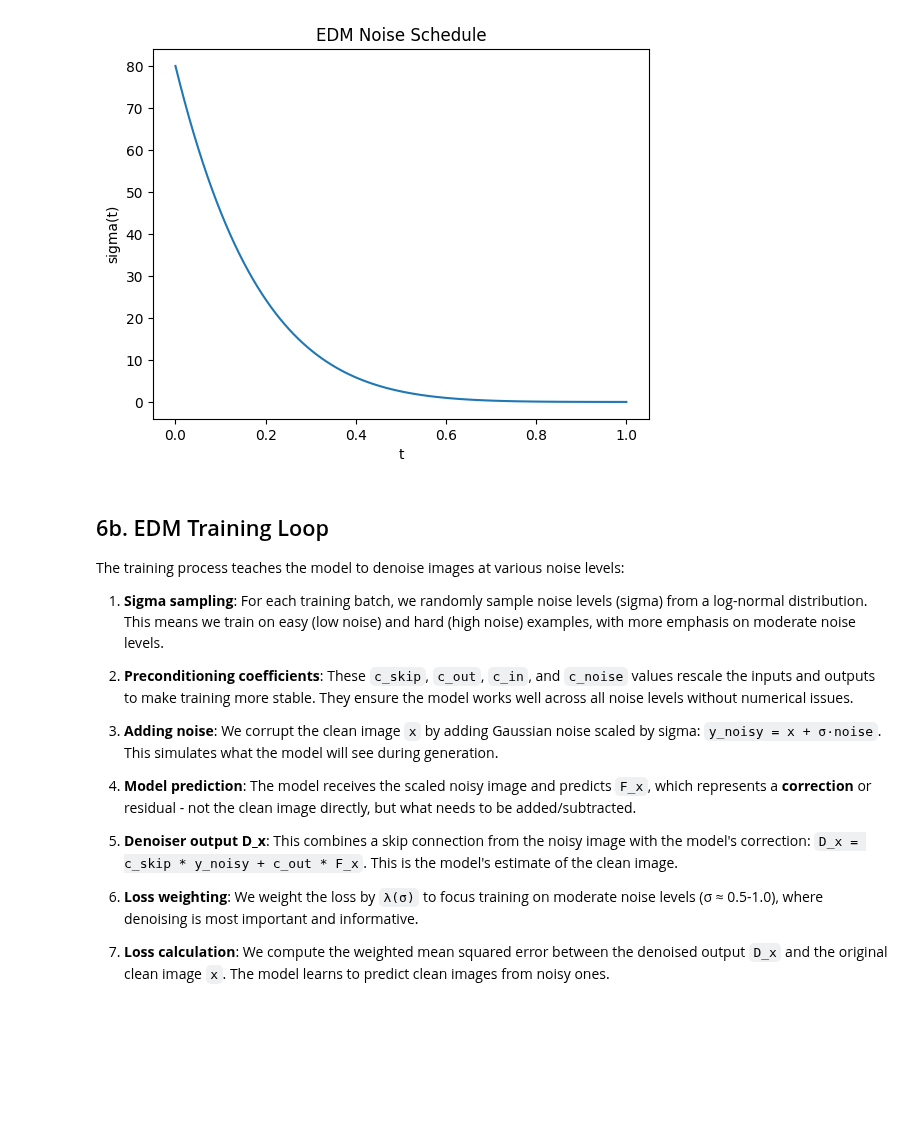
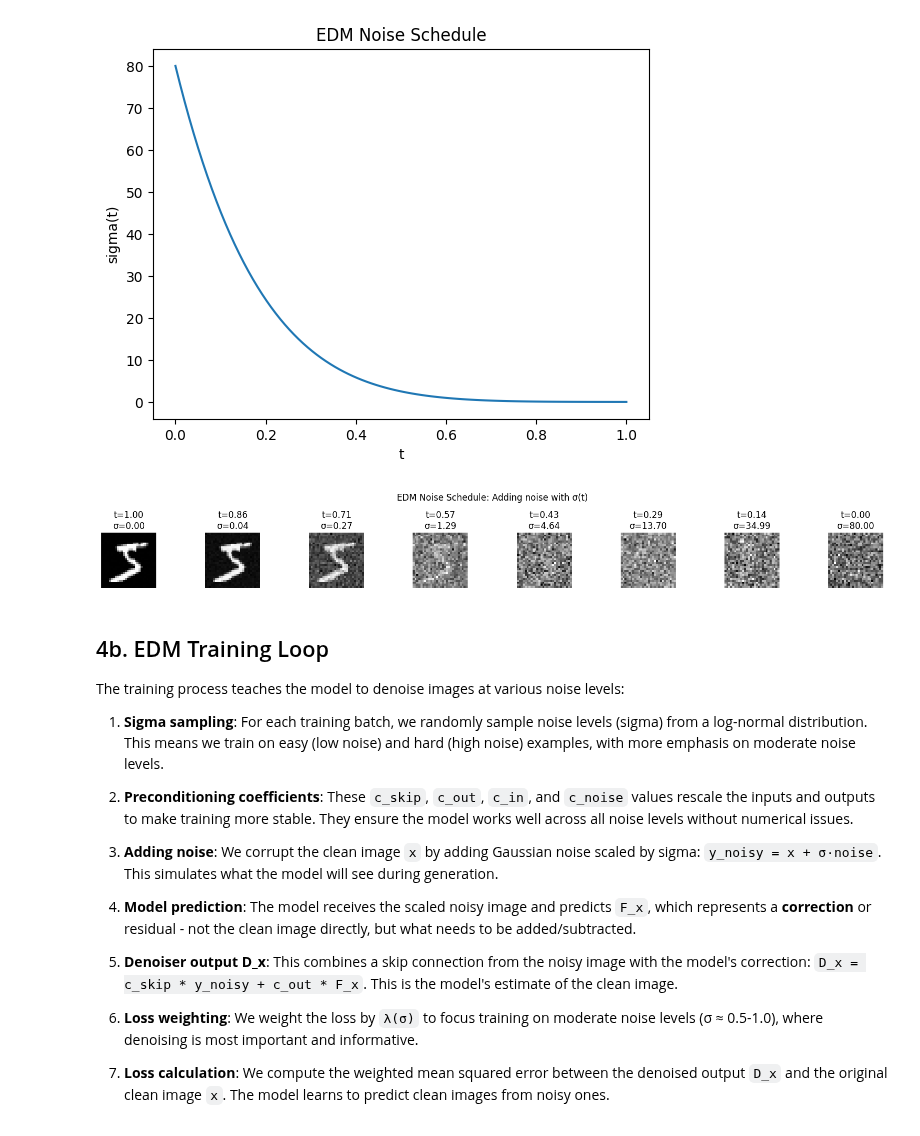
Before and after one commit to ramayer/elucidated-diffusion, a Jupyter notebook: notebooks/unet_vs_transformer_demo.ipynb, the cells around one changed output. Drawn from its saved outputs; the diff is of its cells as text; code cells hidden in the pictures; blank space fills up the shorter version.

```diff
--- a/notebooks/unet_vs_transformer_demo.ipynb
+++ b/notebooks/unet_vs_transformer_demo.ipynb
@@ -341,9 +310,35 @@ plt.title('EDM Noise Schedule')
 plt.show()
 # %% [output]
 [figure]
+# %%
+# Visualize EDM noise schedule at different timesteps
+# Get some example images
+x = torch.stack(examples[:4]).to(device)
+
+# Sample 8 timesteps from 0 to 1
+timesteps = torch.linspace(1, 0, 8)
+sigmas = edm_sigma_schedule(timesteps)
+
+# Add noise at each sigma level: x_noisy = x + σ·noise
+noisy_imgs = []
+for sigma in sigmas:
+    noise = torch.randn_like(x)
+    x_noisy = x + sigma * noise
+    noisy_imgs.append(x_noisy)
+
+# Plot the results
+fig, axes = plt.subplots(1, 8, figsize=(16, 2))
+for i, (img, t, sigma) in enumerate(zip(noisy_imgs, timesteps, sigmas)):
+    axes[i].imshow(img[0].squeeze().cpu().numpy(), cmap='gray')
+    axes[i].set_title(f"t={t:.2f}\nσ={sigma:.2f}")
+    axes[i].axis('off')
+plt.suptitle('EDM Noise Schedule: Adding noise with σ(t)')
+plt.tight_layout()
+plt.show()
+# %% [output]
+[figure, added]
 # %% [markdown]
-## 6b. EDM Training Loop
-
+## 4b. EDM Training Loop
 
 The training process teaches the model to denoise images at various noise levels:
 
```
Also changed, not shown: parts of 20 cells of this notebook.
